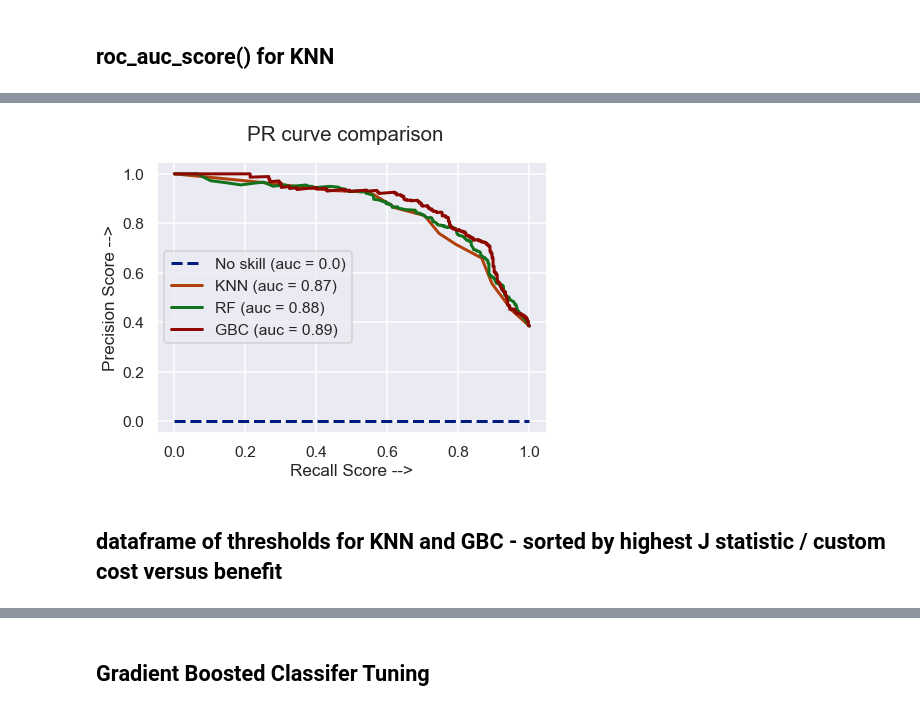
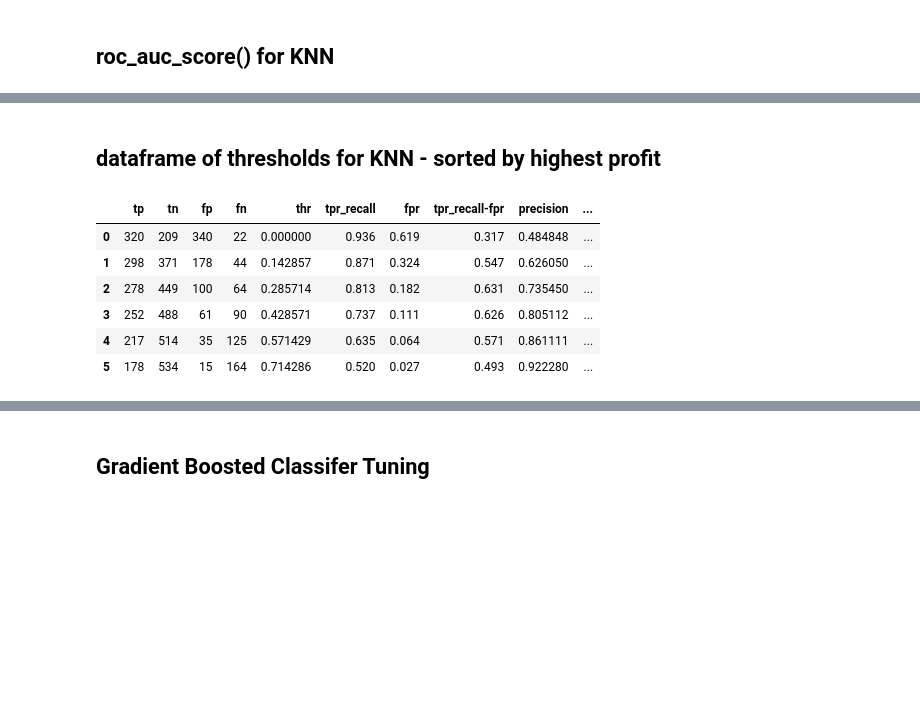
Before and after one commit to ggomp2885/Kaggle_Competitions, a Jupyter notebook: titanic_classification/training.ipynb, the cells around one changed output, grey strips where cells are left out. Saved outputs shown, nothing was run; the diff lists cells and outputs as text; code cells hidden in the pictures; blank space fills up the shorter version.

```diff
--- a/titanic_classification/training.ipynb
+++ b/titanic_classification/training.ipynb
@@ -177,3 +215,9 @@ print(round(cv_results.mean(), 3))
 # %%
 y_preds_knn = cross_val_predict(model_knn.best_estimator_, X, Y, cv=10)
 y_pred_probs_knn = cross_val_predict(model_knn.best_estimator_, X, Y, cv=10, method='predict_proba')[:,1]
+knn_manual_thresholds = np.unique(y_pred_probs_knn)
+
+print(knn_manual_thresholds)
+print(len(np.unique(y_pred_probs_knn)))
+print(len(np.unique(y_pred_probs_gbc)))
+print(len(np.unique(y_pred_probs_rf)))
@@ -182,5 +232,6 @@ y_pred_probs_knn = cross_val_predict(model_knn.best_estimator_, X, Y, cv=10, met
 # %%
 print(confusion_matrix(Y, y_preds_knn))
+tn, fp, fn, tp = confusion_matrix(Y, y_preds_knn).ravel()
 # %% [output]
 [[500  49]
  [101 241]]
@@ -274,42 +323,35 @@ rf thresholds size: 180
-# %%
-plt.rcParams["figure.figsize"] = (7,5)
-sns.set(context='talk',
-        font_scale=.95,
-        font='arial',
-        palette='dark',
-        rc={"lines.linewidth" : 3})
-
-
-# no skill
-x_no_skill = [0,1]
-y_no_skill = [0,0]
-auc_no_skill = auc(x_no_skill,  y_no_skill)
-
-# knn
-precision_knn, recall_knn, _ = precision_recall_curve(Y, y_pred_probs_knn)
-auc_score_knn = round(auc(recall_knn, precision_knn), 2)
-
-# gbc
-precision_gbc, recall_gbc, _ = precision_recall_curve(Y, y_pred_probs_gbc)
-auc_score_gbc = round(auc(recall_gbc, precision_gbc), 2)
-
-# rf
-precision_rf, recall_rf, _ = precision_recall_curve(Y, y_pred_probs_rf)
-auc_score_rf = round(auc(recall_rf, precision_rf), 2)
-
-
-plt.plot(x_no_skill, y_no_skill, linestyle='--', label = f'No skill (auc = {auc_no_skill})')
-plt.plot(recall_knn, precision_knn, label = f'KNN (auc = {auc_knn})')
-plt.plot(recall_rf, precision_rf, label = f'RF (auc = {auc_rf})')
-plt.plot(recall_gbc, precision_gbc, label = f'GBC (auc = {auc_gbc})')
-
-plt.suptitle("PR curve comparison")
-plt.xlabel('Recall Score -->')
-plt.ylabel('Precision Score -->')
-plt.legend()
-plt.show()
-# %% [output]
-[figure, old version]
 # %% [markdown]
-## dataframe of thresholds for KNN and GBC - sorted by highest J statistic / custom cost versus benefit
+## dataframe of thresholds for KNN - sorted by highest profit
+# %%
+df = pd.DataFrame({'y': Y,
+                   'y_score': y_pred_probs_knn})
+
+result = []
+for i in knn_manual_thresholds:
+    df['y_pred'] = (df['y_score'] > i)
+    tp = len(df[(df['y'] == 1)&(df['y_pred']==1)])
+    tn = len(df[(df['y'] == 0)&(df['y_pred']==0)])
+    fp = len(df[(df['y'] == 0)&(df['y_pred']==1)])
+    fn = len(df[(df['y'] == 1)&(df['y_pred']==0)])
+    result.append((tp,tn,fp,fn,i))
+
+knn_t_df = pd.DataFrame(result)
+knn_t_df.columns = ['tp', 'tn', 'fp', 'fn', 'thr']
+knn_t_df['tpr_recall']      = round(knn_t_df['tp'] / (knn_t_df['tp'] + knn_t_df['fn']), 3)
+knn_t_df['fpr']             = round(knn_t_df['fp'] / (knn_t_df['fp'] + knn_t_df['tn']), 3)
+knn_t_df['tpr_recall-fpr']  = knn_t_df['tpr_recall'] - knn_t_df['fpr']
+knn_t_df['precision']       = knn_t_df['tp'] / (knn_t_df['tp'] + knn_t_df['fp'])
+knn_t_df['specificity']     = knn_t_df['tn'] / (knn_t_df['tn'] + knn_t_df['fp'])
+knn_t_df['f1score']         = 2*knn_t_df['precision']*knn_t_df['tpr_recall'] / (knn_t_df['precision'] + knn_t_df['tpr_recall'])
+knn_t_df['profit']          = 10000*knn_t_df['tp'] - 5000*knn_t_df['fp']
+
+display(knn_t_df.sort_values('tpr_recall', ascending=False).head(6))
+# %% [output]
+|  | tp | tn | fp | fn | thr | tpr_recall | fpr | tpr_recall-fpr | precision | ... |
+| 0 | 320 | 209 | 340 | 22 | 0.000000 | 0.936 | 0.619 | 0.317 | 0.484848 | ... |
+| 1 | 298 | 371 | 178 | 44 | 0.142857 | 0.871 | 0.324 | 0.547 | 0.626050 | ... |
+| 2 | 278 | 449 | 100 | 64 | 0.285714 | 0.813 | 0.182 | 0.631 | 0.735450 | ... |
+| 3 | 252 | 488 | 61 | 90 | 0.428571 | 0.737 | 0.111 | 0.626 | 0.805112 | ... |
+| 4 | 217 | 514 | 35 | 125 | 0.571429 | 0.635 | 0.064 | 0.571 | 0.861111 | ... |
+| 5 | 178 | 534 | 15 | 164 | 0.714286 | 0.520 | 0.027 | 0.493 | 0.922280 | ... |
 # %%
```
Also changed, not shown: parts of 29 cells of this notebook.
